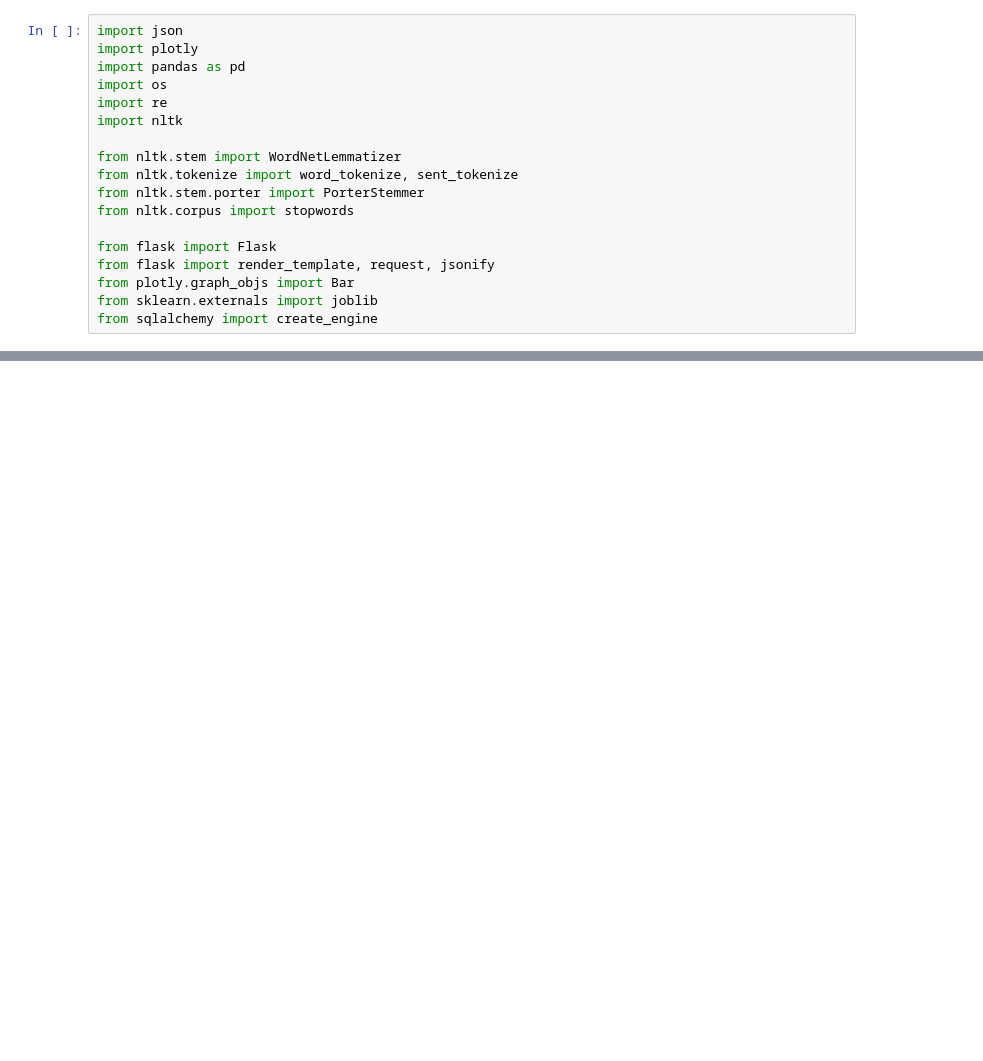
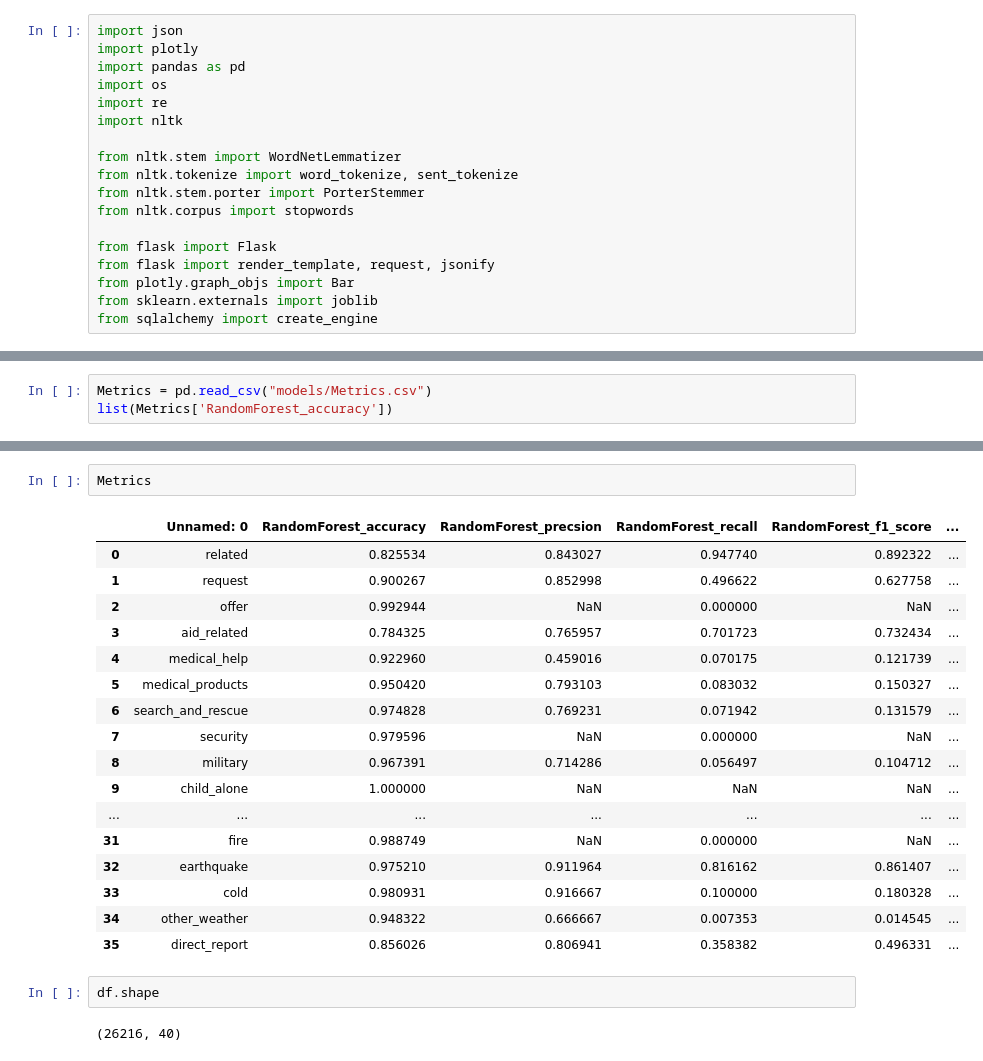
Before and after one commit to BurgerWu/Disaster-Response-Pipeline, a Jupyter notebook: Graph Notebook.ipynb, the cells around one changed output, grey strips where cells are left out. Drawn from its saved outputs; the diff is of its cells as text; blank space fills up the shorter version.

```diff
--- a/Graph Notebook.ipynb
+++ b/Graph Notebook.ipynb
@@ -168,0 +218,3 @@ from sqlalchemy import create_engine
+# %%
+Metrics = pd.read_csv("models/Metrics.csv")
+list(Metrics['RandomForest_accuracy'])
@@ -168,0 +239,24 @@ from sqlalchemy import create_engine
+# %%
+Metrics
+# %% [output]
+|  | Unnamed: 0 | RandomForest_accuracy | RandomForest_precsion | RandomForest_recall | RandomForest_f1_score | ... |
+| 0 | related | 0.825534 | 0.843027 | 0.947740 | 0.892322 | ... |
+| 1 | request | 0.900267 | 0.852998 | 0.496622 | 0.627758 | ... |
+| 2 | offer | 0.992944 | NaN | 0.000000 | NaN | ... |
+| 3 | aid_related | 0.784325 | 0.765957 | 0.701723 | 0.732434 | ... |
+| 4 | medical_help | 0.922960 | 0.459016 | 0.070175 | 0.121739 | ... |
+| 5 | medical_products | 0.950420 | 0.793103 | 0.083032 | 0.150327 | ... |
+| 6 | search_and_rescue | 0.974828 | 0.769231 | 0.071942 | 0.131579 | ... |
+| 7 | security | 0.979596 | NaN | 0.000000 | NaN | ... |
+| 8 | military | 0.967391 | 0.714286 | 0.056497 | 0.104712 | ... |
+| 9 | child_alone | 1.000000 | NaN | NaN | NaN | ... |
+| ... | ... | ... | ... | ... | ... | ... |
+| 31 | fire | 0.988749 | NaN | 0.000000 | NaN | ... |
+| 32 | earthquake | 0.975210 | 0.911964 | 0.816162 | 0.861407 | ... |
+| 33 | cold | 0.980931 | 0.916667 | 0.100000 | 0.180328 | ... |
+| 34 | other_weather | 0.948322 | 0.666667 | 0.007353 | 0.014545 | ... |
+| 35 | direct_report | 0.856026 | 0.806941 | 0.358382 | 0.496331 | ... |
+# %%
+df.shape
+# %% [output]
+(26216, 40)
```
Also changed, not shown: parts of 2 cells of this notebook, 7 other files.
